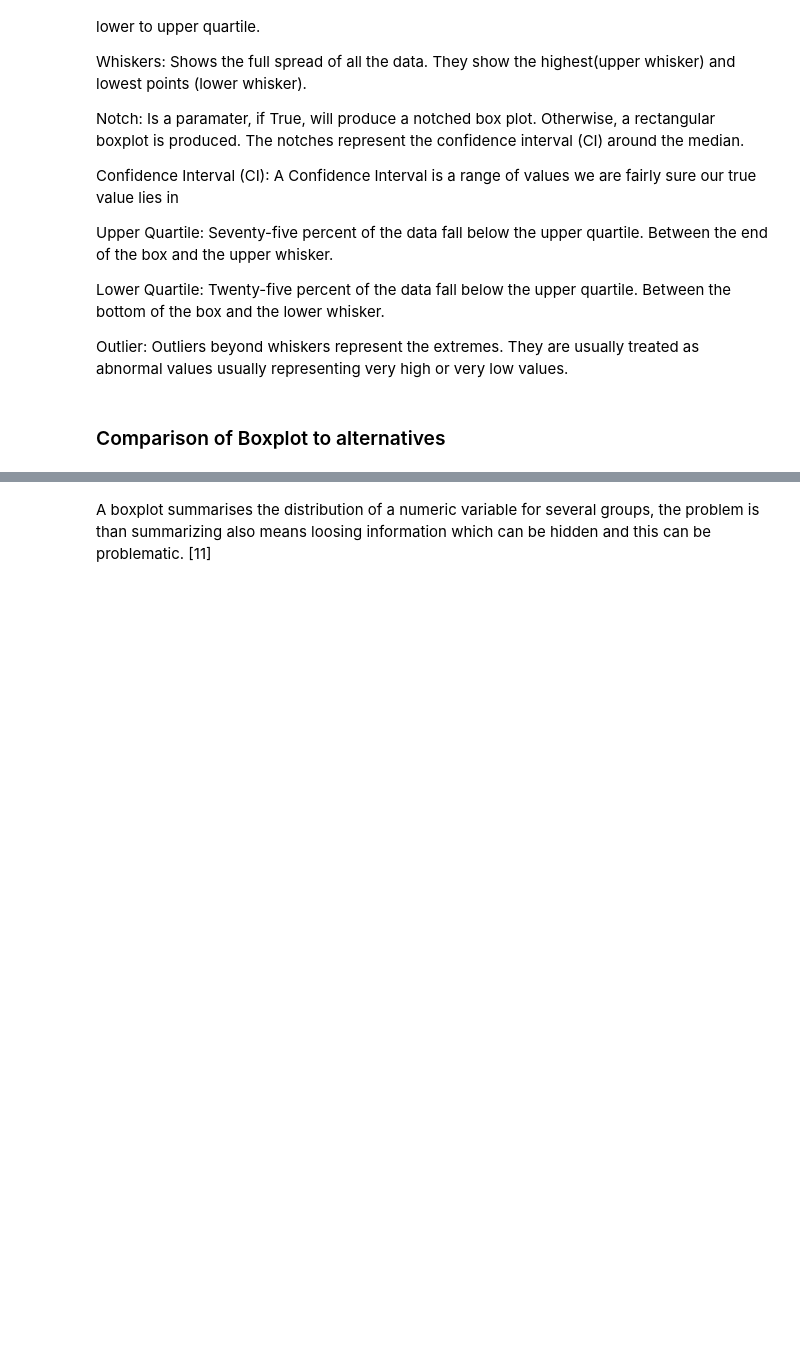
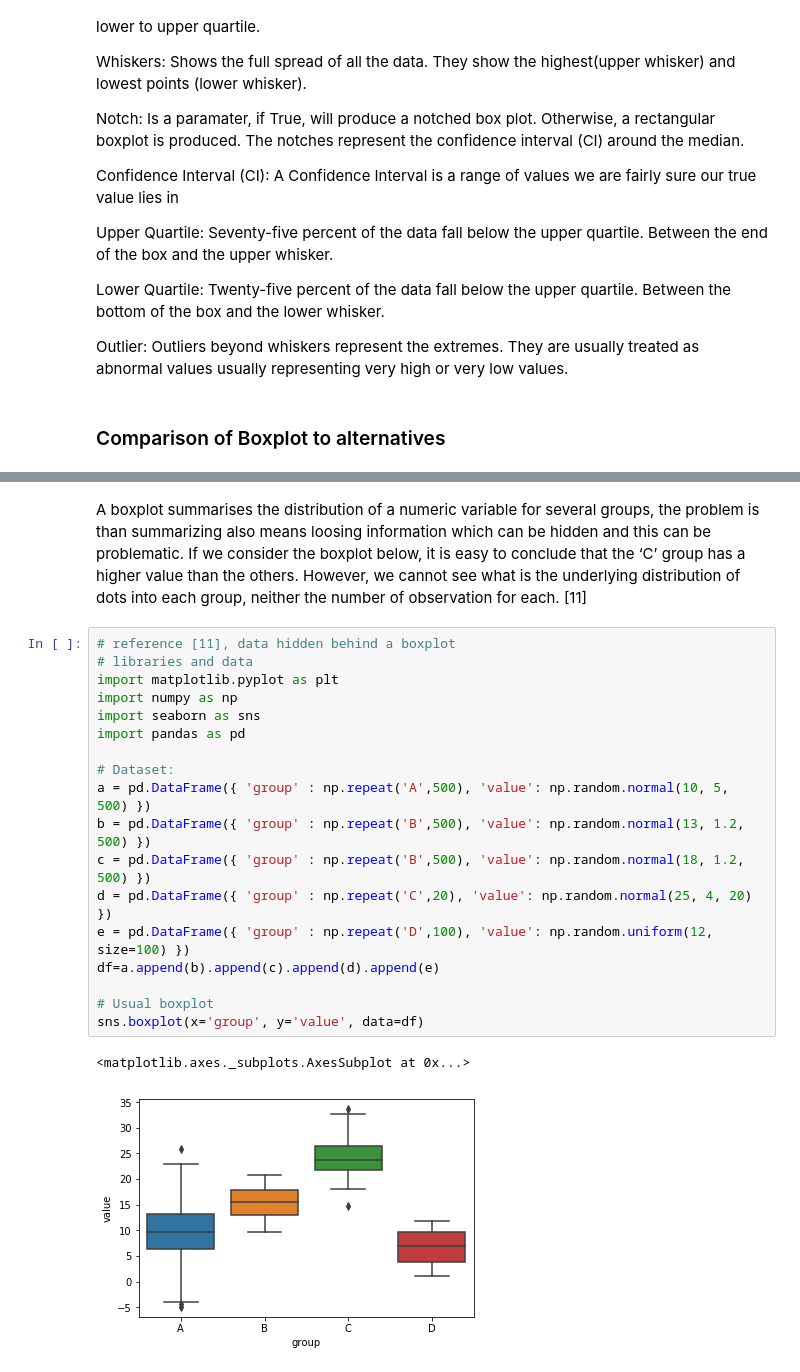
Before and after one commit to JulianConneely/Fundamentals-of-Data-Analysis-Project-Dec-18, a Jupyter notebook: Boxplot.ipynb, the cells around one changed output, grey strips where cells are left out. Cells and saved outputs as stored; diff of their text form; blank space fills up the shorter version.

```diff
--- a/Boxplot.ipynb
+++ b/Boxplot.ipynb
@@ -309,4 +358,25 @@ A "bee swarm" plot shows that in this dataset there are lots of data near 10 and
 <img src="http://www.physics.csbsju.edu/stats/bimodal.bee.swarm.gif">
 <img src="http://www.physics.csbsju.edu/stats/bimodal.w.box.gif">
 # %% [markdown]
-A boxplot summarises the distribution of a numeric variable for several groups, the problem is than summarizing also means loosing information which can be hidden and this can be problematic. [11]
+A boxplot summarises the distribution of a numeric variable for several groups, the problem is than summarizing also means loosing information which can be hidden and this can be problematic. If we consider the boxplot below, it is easy to conclude that the ‘C’ group has a higher value than the others. However, we cannot see what is the underlying distribution of dots into each group, neither the number of observation for each. [11]
+# %%
+# reference [11], data hidden behind a boxplot
+# libraries and data
+import matplotlib.pyplot as plt
+import numpy as np
+import seaborn as sns
+import pandas as pd
+
+# Dataset:
+a = pd.DataFrame({ 'group' : np.repeat('A',500), 'value': np.random.normal(10, 5, 500) })
+b = pd.DataFrame({ 'group' : np.repeat('B',500), 'value': np.random.normal(13, 1.2, 500) })
+c = pd.DataFrame({ 'group' : np.repeat('B',500), 'value': np.random.normal(18, 1.2, 500) })
+d = pd.DataFrame({ 'group' : np.repeat('C',20), 'value': np.random.normal(25, 4, 20) })
+e = pd.DataFrame({ 'group' : np.repeat('D',100), 'value': np.random.uniform(12, size=100) })
+df=a.append(b).append(c).append(d).append(e)
+
+# Usual boxplot
+sns.boxplot(x='group', y='value', data=df)
+# %% [output]
+<matplotlib.axes._subplots.AxesSubplot at 0x...>
+[figure, added]
```
Also changed, not shown: parts of 7 cells of this notebook.
